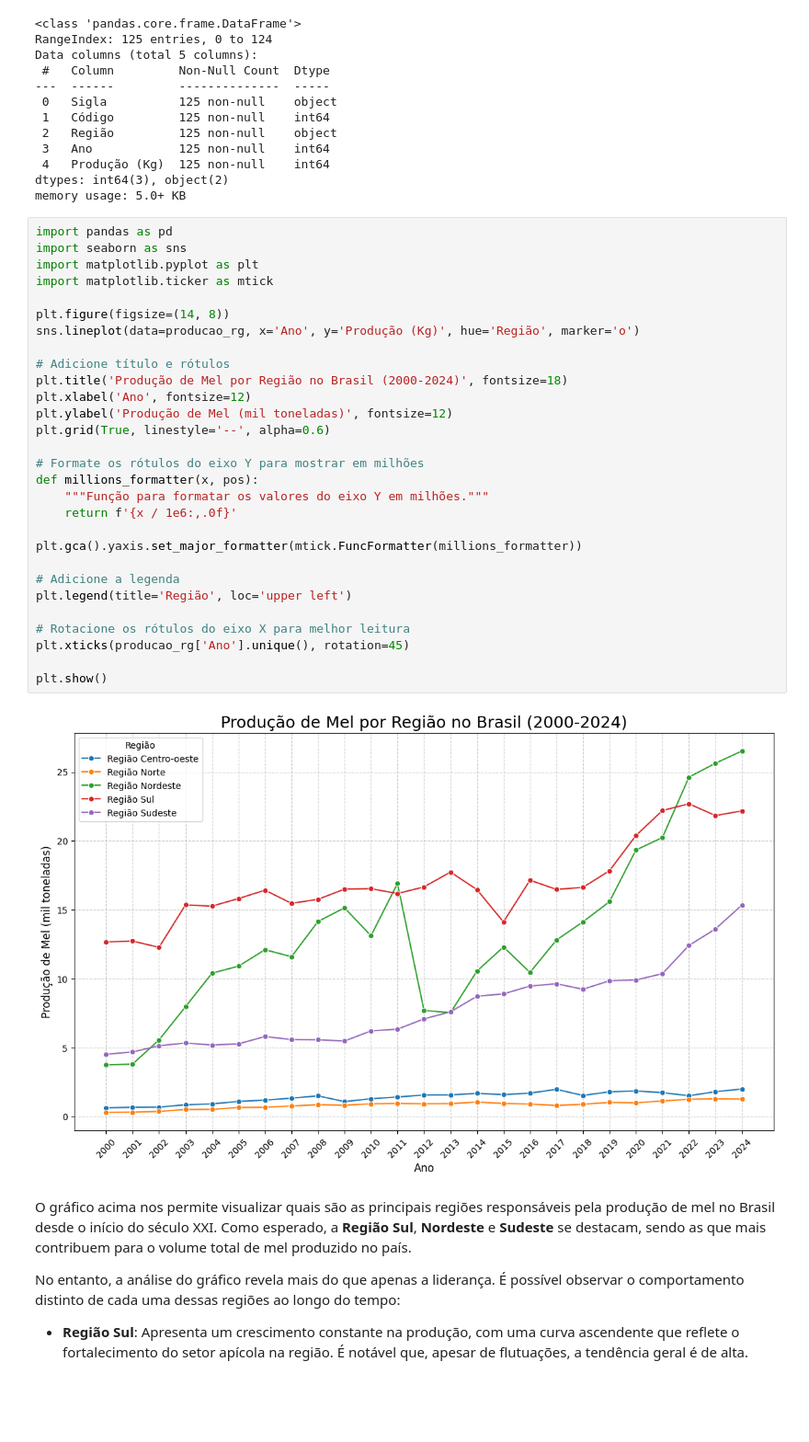
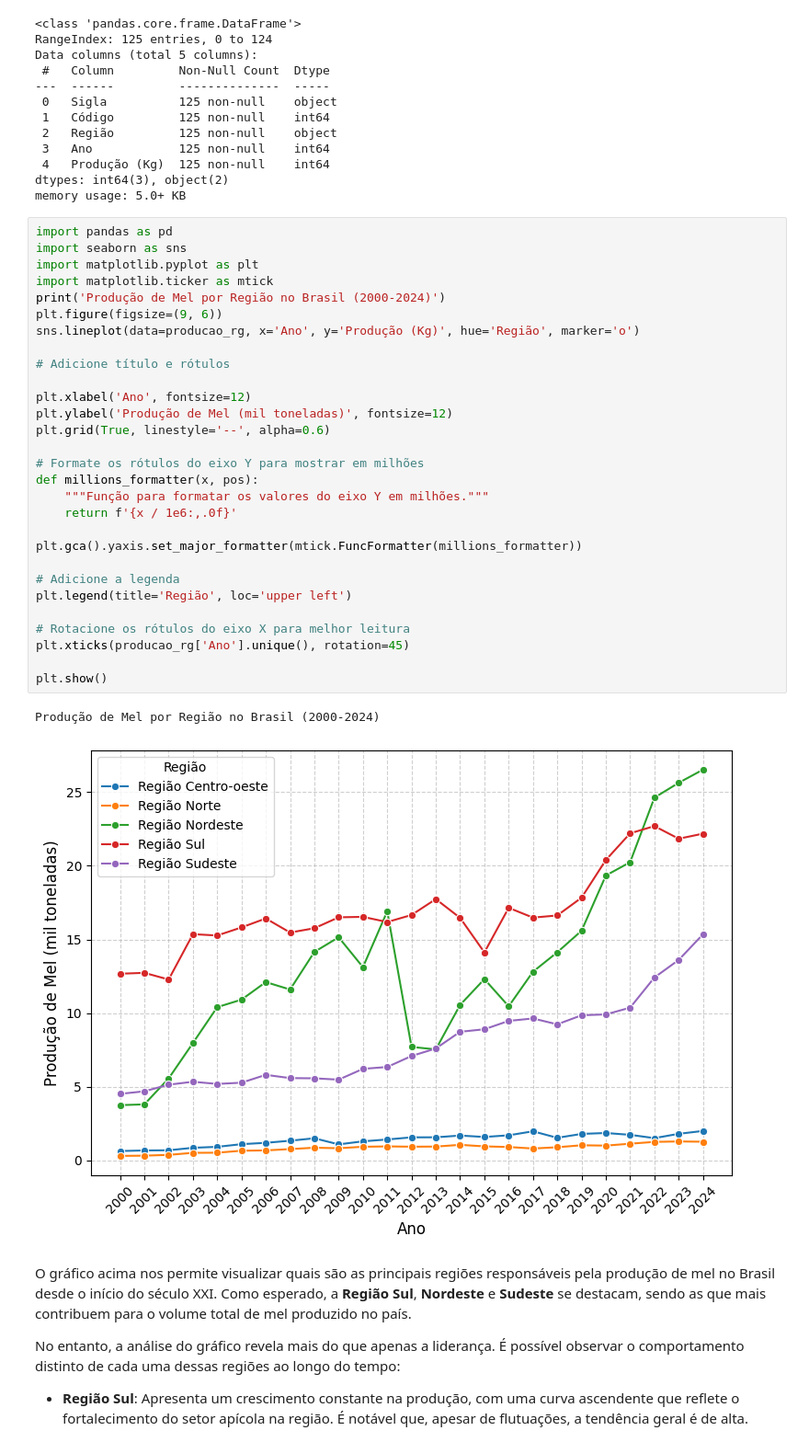
Before and after one commit to Gabriel-J-code/ad-projeto-bees-caatinga, a Jupyter notebook: relatorio TCC.ipynb, the cells around one changed output. Shown at 92% size. Saved outputs shown, nothing was run; the diff lists cells and outputs as text; blank space fills up the shorter version.

```diff
--- a/relatorio TCC.ipynb
+++ b/relatorio TCC.ipynb
@@ -474,34 +488,35 @@ memory usage: 5.0+ KB
 # %%
 import pandas as pd
 import seaborn as sns
 import matplotlib.pyplot as plt
 import matplotlib.ticker as mtick
-
-plt.figure(figsize=(14, 8))
+print('Produção de Mel por Região no Brasil (2000-2024)')
+plt.figure(figsize=(9, 6))
 sns.lineplot(data=producao_rg, x='Ano', y='Produção (Kg)', hue='Região', marker='o')
 
 # Adicione título e rótulos
-plt.title('Produção de Mel por Região no Brasil (2000-2024)', fontsize=18)
+
 plt.xlabel('Ano', fontsize=12)
 plt.ylabel('Produção de Mel (mil toneladas)', fontsize=12)
 plt.grid(True, linestyle='--', alpha=0.6)
 
 # Formate os rótulos do eixo Y para mostrar em milhões
 def millions_formatter(x, pos):
     """Função para formatar os valores do eixo Y em milhões."""
     return f'{x / 1e6:,.0f}'
 
 plt.gca().yaxis.set_major_formatter(mtick.FuncFormatter(millions_formatter))
 
 # Adicione a legenda
 plt.legend(title='Região', loc='upper left')
 
 # Rotacione os rótulos do eixo X para melhor leitura
 plt.xticks(producao_rg['Ano'].unique(), rotation=45)
 
 plt.show()
 # %% [output]
+Produção de Mel por Região no Brasil (2000-2024)
-[figure, old version]
+[figure, new version]
 # %% [markdown]
 O gráfico acima nos permite visualizar quais são as principais regiões responsáveis pela produção de mel no Brasil desde o início do século XXI. Como esperado, a **Região Sul**, **Nordeste** e **Sudeste** se destacam, sendo as que mais contribuem para o volume total de mel produzido no país.
 
```
Also changed, not shown: parts of 9 cells of this notebook.
